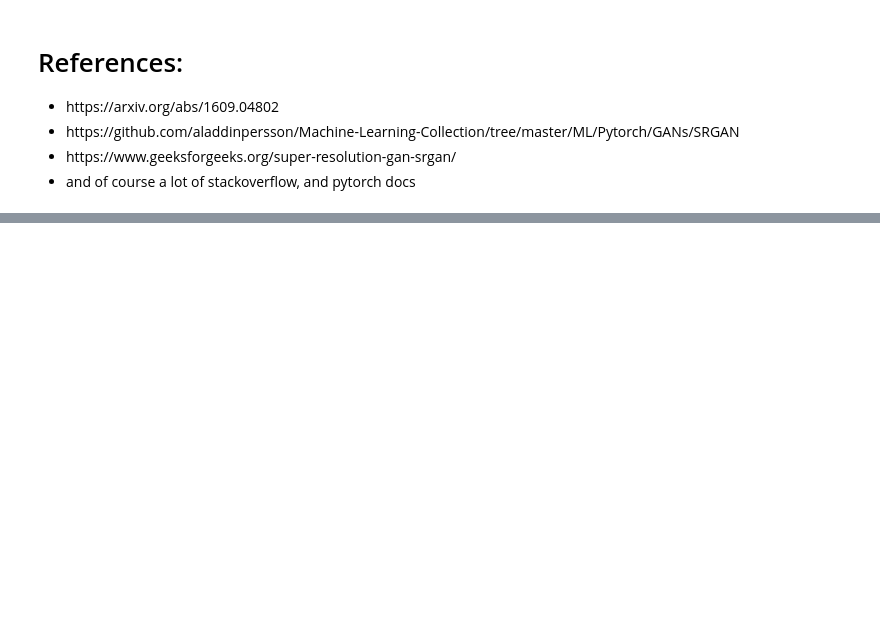
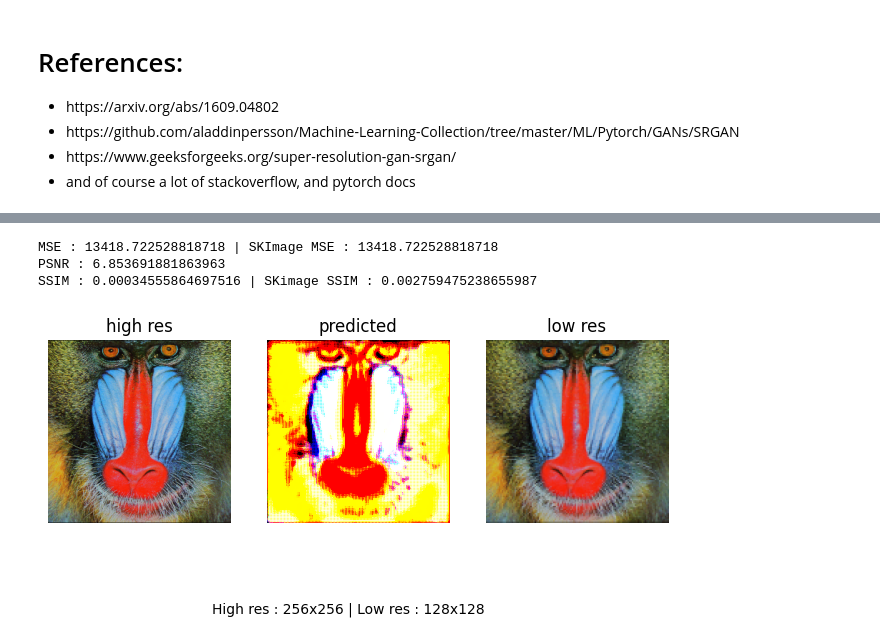
Before and after one commit to MightyCode/Super-Resolution-Project, a Jupyter notebook: srgan-image-super-resolution-pytorch.ipynb, the cells around one changed output, grey strips where cells are left out. Drawn from its saved outputs; the diff is of its cells as text; code cells hidden in the pictures; blank space fills up the shorter version.

```diff
--- a/srgan-image-super-resolution-pytorch.ipynb
+++ b/srgan-image-super-resolution-pytorch.ipynb
@@ -499,0 +567,55 @@ for (low_res, high_res) in val_loader:
+# %%
+# open a image from resources folder with cv2
+# open it with a size of 256x256
+# then reduce the size to 128x128
+
+image = cv2.imread("resources/set14/baboon.png")
+# image color are inverted
+image = cv2.cvtColor(image, cv2.COLOR_BGR2RGB)
+
+image = cv2.resize(image, (256, 256))
+
+low_image = cv2.resize(image, (128, 128))
+
+low_image_torch = torch.tensor(low_image).permute(2, 0, 1).unsqueeze(0).float().to(device)
+
+# Create an upscale version of the image via the model
+
+upscaled_image = gen(low_image_torch).cpu().permute(0, 2, 3, 1)[0]
+
+# Convert the image to numpy array
+
+upscaled_image = upscaled_image.detach().numpy()
+
+image1 = image
+image2 = upscaled_image
+
+print(f"MSE : {Metric.MSE(image1, image2)} | SKImage MSE : {mean_squared_error(image1, image2)}")
+print(f"PSNR : {Metric.PSNR(image1, image2)}")
+print(f"SSIM : {Metric.SSIM(image1, image2)} | SKimage SSIM : {Metric.SSIM_ref(image1, image2)}")
+
+# Plot the hight res, the low res and the fake image
+
+fig, axs = plt.subplots(1, 3, figsize=(8, 4))
+axs[0].set_axis_off()
+axs[0].imshow(image1)
+axs[0].set_title("high res")
+
+axs[1].set_axis_off()
+axs[1].imshow(image2)
+axs[1].set_title("predicted")
+
+axs[2].set_axis_off()
+axs[2].imshow(low_image)
+axs[2].set_title("low res")
+
+# Show size of images on plot
+
+fig.text(0.5, 0.04, f"High res : {image1.shape[0]}x{image1.shape[1]} | Low res : {low_image.shape[0]}x{low_image.shape[1]}", ha='center')
+
+plt.show()
+# %% [output]
+MSE : 13418.722528818718 | SKImage MSE : 13418.722528818718
+PSNR : 6.853691881863963
+SSIM : 0.00034555864697516 | SKimage SSIM : 0.002759475238655987
+[figure, added]
```
Also changed, not shown: parts of 18 cells of this notebook, 4 other files.
